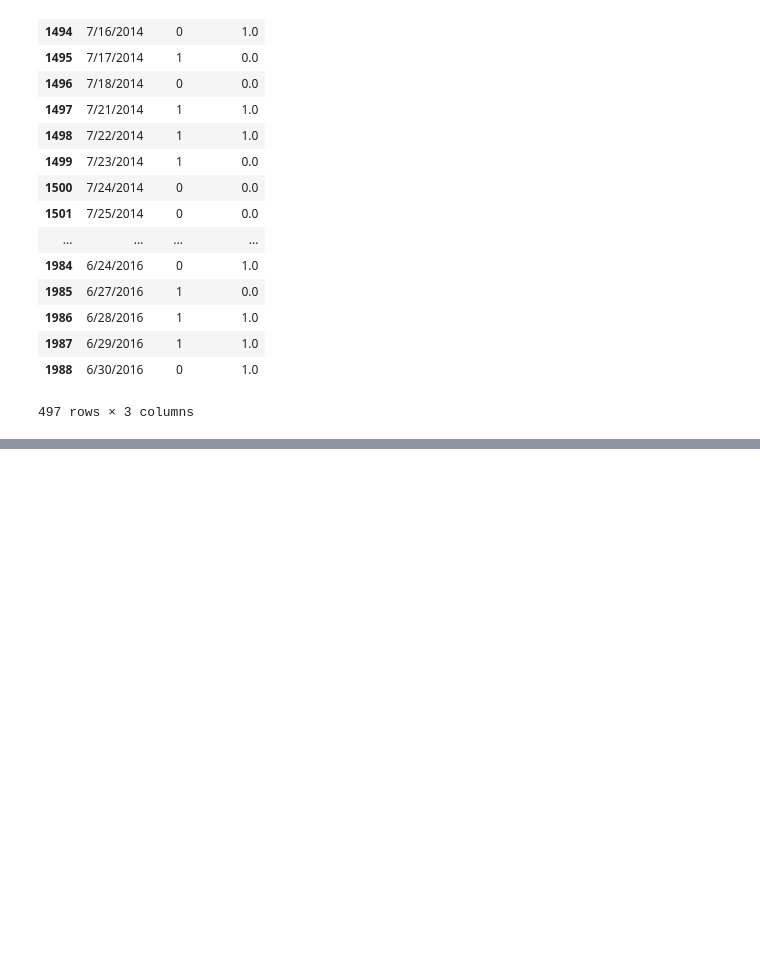
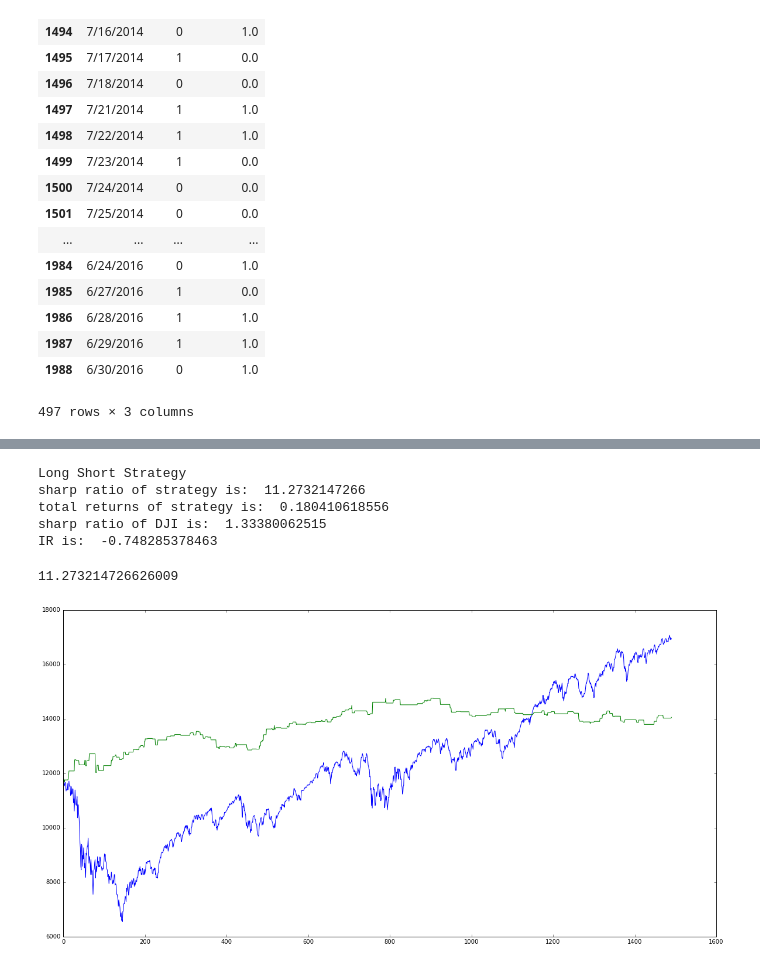
Before and after one commit to TZstatsADS/Fall2016-proj5-grp13, a Jupyter notebook: lib/main.ipynb, the cells around one changed output, grey strips where cells are left out. Drawn from its saved outputs; the diff is of its cells as text; code cells hidden in the pictures; blank space fills up the shorter version.

```diff
--- a/lib/main.ipynb
+++ b/lib/main.ipynb
@@ -441,0 +328,36 @@ Type II error rate:  0.0684104627767
+# %%
+def thereshold(m, n, short = False):
+    holding = range(len(operation))
+    holding[0] = price[0]
+    if short == True:
+        for i in range(1,len(operation)):
+            if operation[i] > m:
+                holding[i] = holding[i-1] + (price[i] - price[i-1])  #long
+            elif operation[i] < n:
+                holding[i] = holding[i-1] - (price[i] - price[i-1])  #short
+            else:
+                holding[i] = holding[i-1]
+        print 'Long Short Strategy'
+
+    else:
+        for i in range(1,len(operation)):
+            if operation[i] > m:
+                holding[i] = holding[i-1] + (price[i] - price[i-1])  #hold
+            else:
+                holding[i] = holding[i-1]
+        print 'Long Only Strategy'
+
+    plt.plot(price)
+    plt.plot(holding)
+
+    dji = np.log(price[1:]) - np.log(price[0:-1])
+    returns = np.log(holding[1:]) - np.log(holding[0:-1])
+    IR = (returns.mean()-dji.mean())/(returns-dji).var()
+
+
+    print 'sharp ratio of strategy is: ',returns.mean()/returns.var()
+    print 'total returns of strategy is: ',np.log(holding[-1]) - np.log(holding[0])
+    print 'sharp ratio of DJI is: ',dji.mean()/dji.var()
+    print 'IR is: ', IR
+
+    return returns.mean()/returns.var()
@@ -441,0 +423,12 @@ Type II error rate:  0.0684104627767
+# %%
+fig = plt.gcf()
+fig.set_size_inches(20, 10)
+thereshold(75/100.0, 75/100.0, False)
+# %% [output]
+Long Short Strategy
+sharp ratio of strategy is:  11.2732147266
+total returns of strategy is:  0.180410618556
+sharp ratio of DJI is:  1.33380062515
+IR is:  -0.748285378463
+11.273214726626009
+[figure, added]
```
Also changed, not shown: parts of 38 cells of this notebook, 4 other files.
